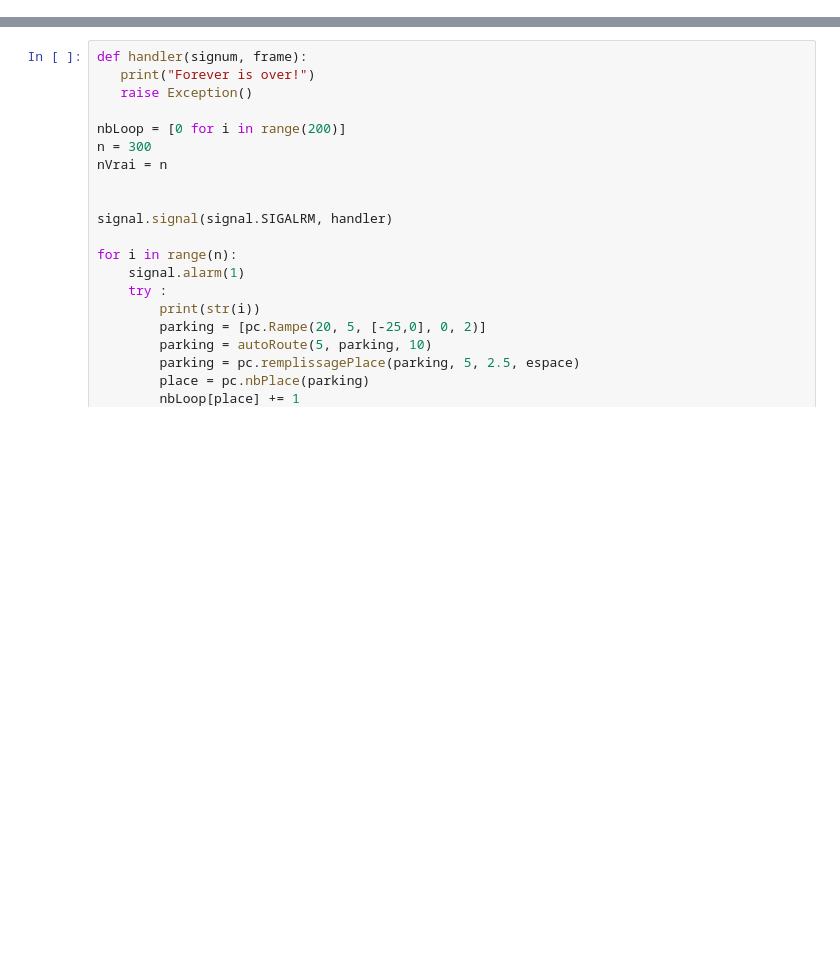
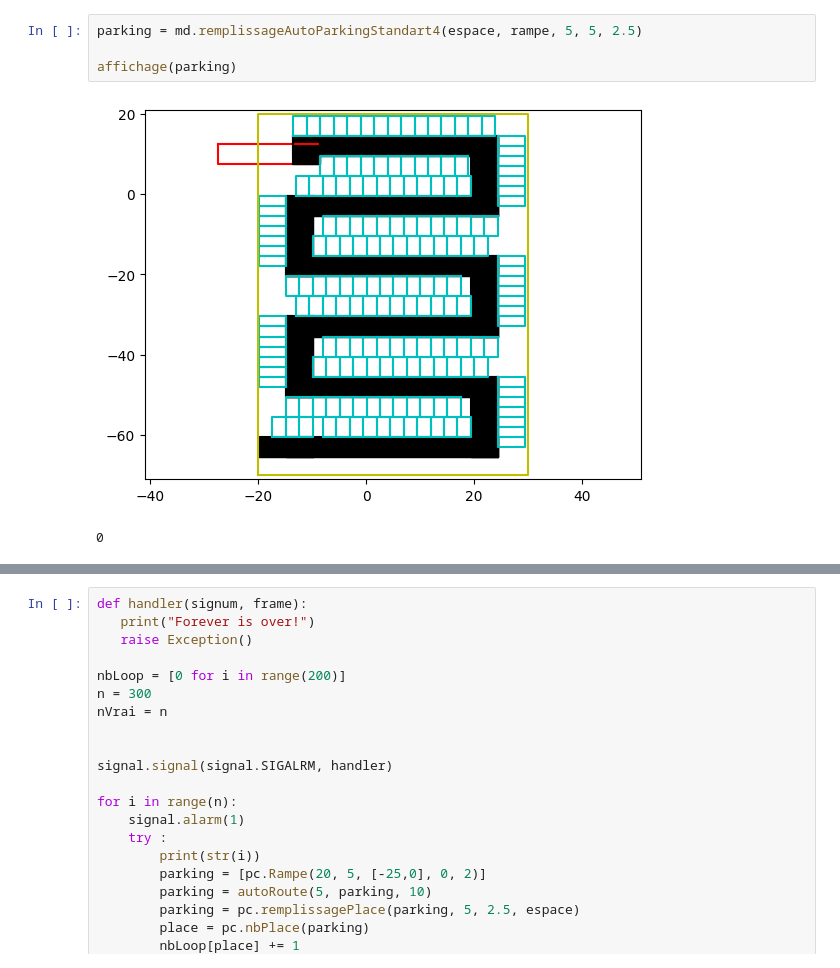
Before and after one commit to Painchadic/Parkyze-, a Jupyter notebook: parkyze.ipynb, the cells around one changed output, grey strips where cells are left out. Cells and saved outputs as stored; diff of their text form; blank space fills up the shorter version.

```diff
--- a/parkyze.ipynb
+++ b/parkyze.ipynb
@@ -35,0 +60,7 @@ print(parking[0].fils)
+# %%
+parking = md.remplissageAutoParkingStandart4(espace, rampe, 5, 5, 2.5)
+
+affichage(parking)
+# %% [output]
+[figure, added]
+0
```
Also changed, not shown: parts of 8 cells of this notebook, 3 other files.
